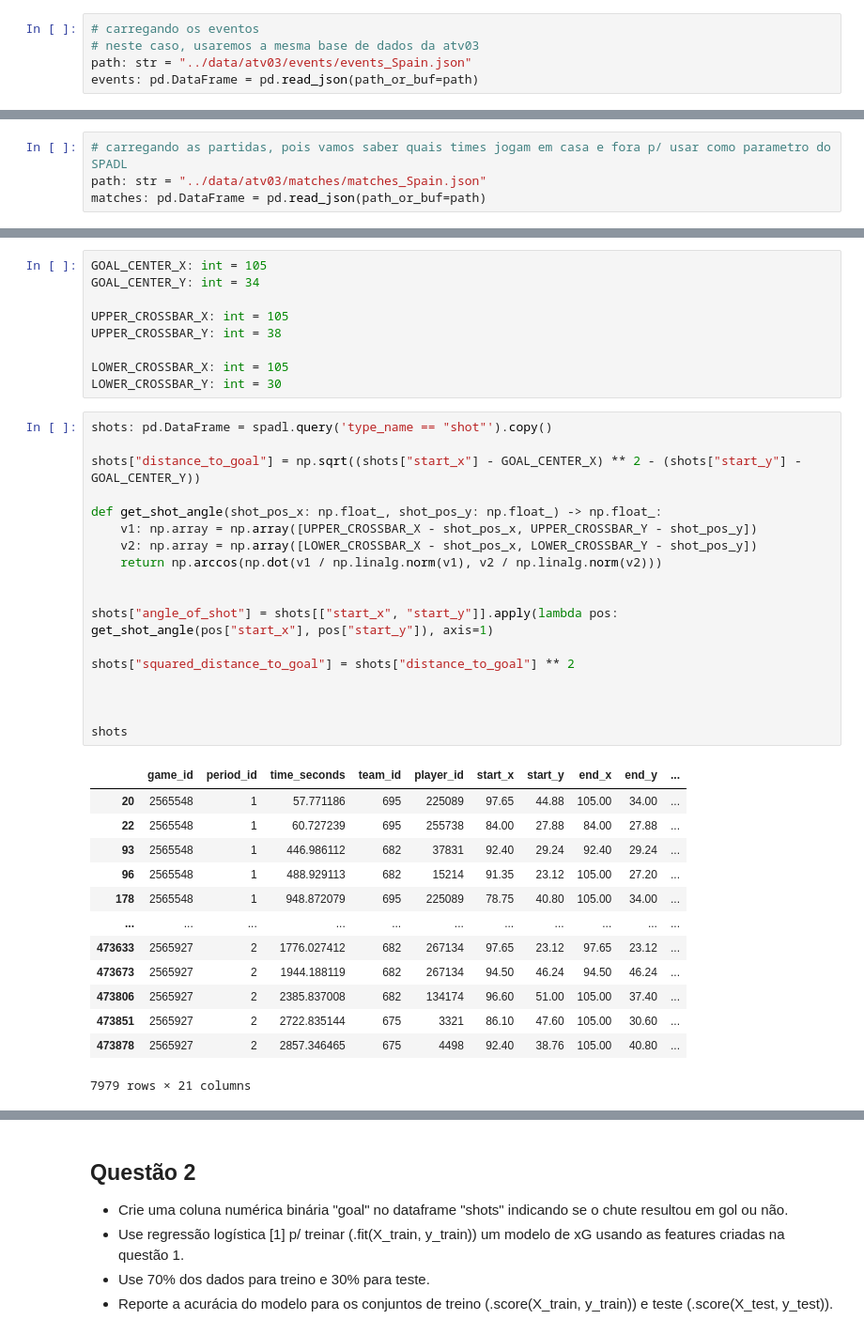
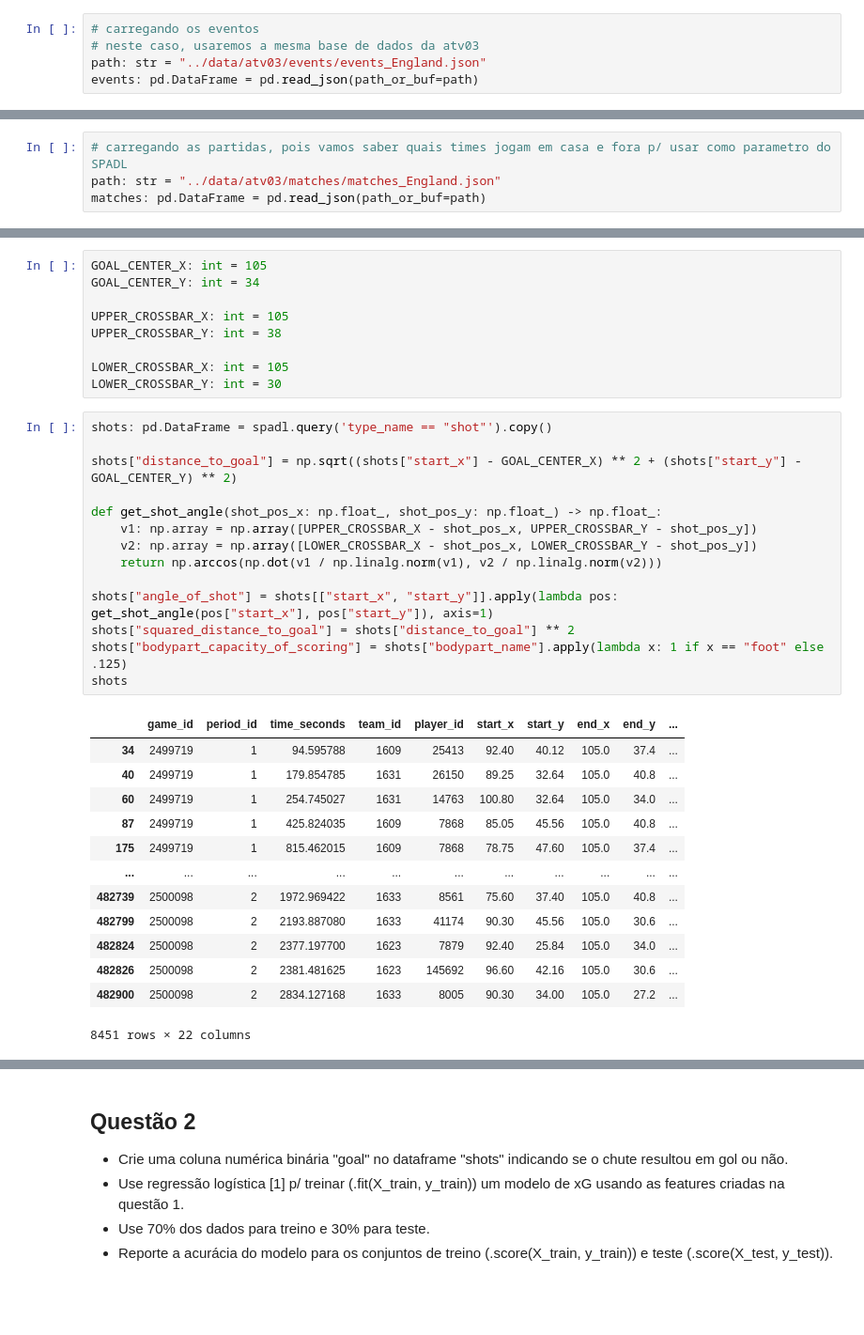
Before and after one commit to lframosferreira/soccer-analytics-notebooks, a Jupyter notebook: atv04/luis_felipe_ramos_ferreira.ipynb, the cells around one changed output, grey strips where cells are left out. Shown at 94% size. Cells and saved outputs as stored; diff of their text form; blank space fills up the shorter version.

```diff
--- a/atv04/luis_felipe_ramos_ferreira.ipynb
+++ b/atv04/luis_felipe_ramos_ferreira.ipynb
@@ -27,7 +27,7 @@ warnings.filterwarnings("ignore")
 # %%
 # carregando os eventos
 # neste caso, usaremos a mesma base de dados da atv03
-path: str = "../data/atv03/events/events_Spain.json"
+path: str = "../data/atv03/events/events_England.json"
 events: pd.DataFrame = pd.read_json(path_or_buf=path)
 # %%
 # pré processamento em colunas da tabela de eventos para facilitar a conversão p/ SPADL
@@ -37,7 +37,7 @@ events['milliseconds'] = events['eventSec'] * 1000
 events['period_id'] = events['matchPeriod'].replace({'1H': 1, '2H': 2})
 # %%
 # carregando as partidas, pois vamos saber quais times jogam em casa e fora p/ usar como parametro do SPADL
-path: str = "../data/atv03/matches/matches_Spain.json"
+path: str = "../data/atv03/matches/matches_England.json"
 matches: pd.DataFrame = pd.read_json(path_or_buf=path)
 # %%
 # as informações dos times de cada partida estão em um dicionário dentro da coluna 'teamsData', então vamos separar essas informações
@@ -91,35 +91,31 @@ LOWER_CROSSBAR_Y: int = 30
 # %%
 shots: pd.DataFrame = spadl.query('type_name == "shot"').copy()
 
-shots["distance_to_goal"] = np.sqrt((shots["start_x"] - GOAL_CENTER_X) ** 2 - (shots["start_y"] - GOAL_CENTER_Y))
+shots["distance_to_goal"] = np.sqrt((shots["start_x"] - GOAL_CENTER_X) ** 2 + (shots["start_y"] - GOAL_CENTER_Y) ** 2)
 
 def get_shot_angle(shot_pos_x: np.float_, shot_pos_y: np.float_) -> np.float_:
     v1: np.array = np.array([UPPER_CROSSBAR_X - shot_pos_x, UPPER_CROSSBAR_Y - shot_pos_y])
     v2: np.array = np.array([LOWER_CROSSBAR_X - shot_pos_x, LOWER_CROSSBAR_Y - shot_pos_y])
     return np.arccos(np.dot(v1 / np.linalg.norm(v1), v2 / np.linalg.norm(v2)))
 
-
 shots["angle_of_shot"] = shots[["start_x", "start_y"]].apply(lambda pos: get_shot_angle(pos["start_x"], pos["start_y"]), axis=1)
-
 shots["squared_distance_to_goal"] = shots["distance_to_goal"] ** 2
-
-
-
+shots["bodypart_capacity_of_scoring"] = shots["bodypart_name"].apply(lambda x: 1 if x == "foot" else .125)
 shots
 # %% [output]
 |  | game_id | period_id | time_seconds | team_id | player_id | start_x | start_y | end_x | end_y | ... |
-| 20 | 2565548 | 1 | 57.771186 | 695 | 225089 | 97.65 | 44.88 | 105.00 | 34.00 | ... |
-| 22 | 2565548 | 1 | 60.727239 | 695 | 255738 | 84.00 | 27.88 | 84.00 | 27.88 | ... |
-| 93 | 2565548 | 1 | 446.986112 | 682 | 37831 | 92.40 | 29.24 | 92.40 | 29.24 | ... |
-| 96 | 2565548 | 1 | 488.929113 | 682 | 15214 | 91.35 | 23.12 | 105.00 | 27.20 | ... |
-| 178 | 2565548 | 1 | 948.872079 | 695 | 225089 | 78.75 | 40.80 | 105.00 | 34.00 | ... |
+| 34 | 2499719 | 1 | 94.595788 | 1609 | 25413 | 92.40 | 40.12 | 105.0 | 37.4 | ... |
+| 40 | 2499719 | 1 | 179.854785 | 1631 | 26150 | 89.25 | 32.64 | 105.0 | 40.8 | ... |
+| 60 | 2499719 | 1 | 254.745027 | 1631 | 14763 | 100.80 | 32.64 | 105.0 | 34.0 | ... |
+| 87 | 2499719 | 1 | 425.824035 | 1609 | 7868 | 85.05 | 45.56 | 105.0 | 40.8 | ... |
+| 175 | 2499719 | 1 | 815.462015 | 1609 | 7868 | 78.75 | 47.60 | 105.0 | 37.4 | ... |
 | ... | ... | ... | ... | ... | ... | ... | ... | ... | ... | ... |
-| 473633 | 2565927 | 2 | 1776.027412 | 682 | 267134 | 97.65 | 23.12 | 97.65 | 23.12 | ... |
-| 473673 | 2565927 | 2 | 1944.188119 | 682 | 267134 | 94.50 | 46.24 | 94.50 | 46.24 | ... |
-| 473806 | 2565927 | 2 | 2385.837008 | 682 | 134174 | 96.60 | 51.00 | 105.00 | 37.40 | ... |
-| 473851 | 2565927 | 2 | 2722.835144 | 675 | 3321 | 86.10 | 47.60 | 105.00 | 30.60 | ... |
-| 473878 | 2565927 | 2 | 2857.346465 | 675 | 4498 | 92.40 | 38.76 | 105.00 | 40.80 | ... |
+| 482739 | 2500098 | 2 | 1972.969422 | 1633 | 8561 | 75.60 | 37.40 | 105.0 | 40.8 | ... |
+| 482799 | 2500098 | 2 | 2193.887080 | 1633 | 41174 | 90.30 | 45.56 | 105.0 | 30.6 | ... |
+| 482824 | 2500098 | 2 | 2377.197700 | 1623 | 7879 | 92.40 | 25.84 | 105.0 | 34.0 | ... |
+| 482826 | 2500098 | 2 | 2381.481625 | 1623 | 145692 | 96.60 | 42.16 | 105.0 | 30.6 | ... |
+| 482900 | 2500098 | 2 | 2834.127168 | 1633 | 8005 | 90.30 | 34.00 | 105.0 | 27.2 | ... |
-7979 rows × 21 columns
+8451 rows × 22 columns
 # %% [markdown]
 - Distância até o gol: para essa métrica, considera-se a posição de chute como sendo as posições iniciais das coordenadas x e y do evento de chute, e a posição do gol como sendo as coordenadas (105, 34), exatamente ao centro do gol. A distância entre a bola e o gol no momento do chute é uma das *features* mais óbvias a se pensar quando o assunto 'um modelo de *expected goals*. De maneira simples podemos analisar e notar que chutes de longas distância, de uma forma geral, possuem uma menor probabilidade de resultarem em gol, assim como é análogo o caso de chutes a curta distância.
 
```
Also changed, not shown: parts of 11 cells of this notebook, 2 other files.
